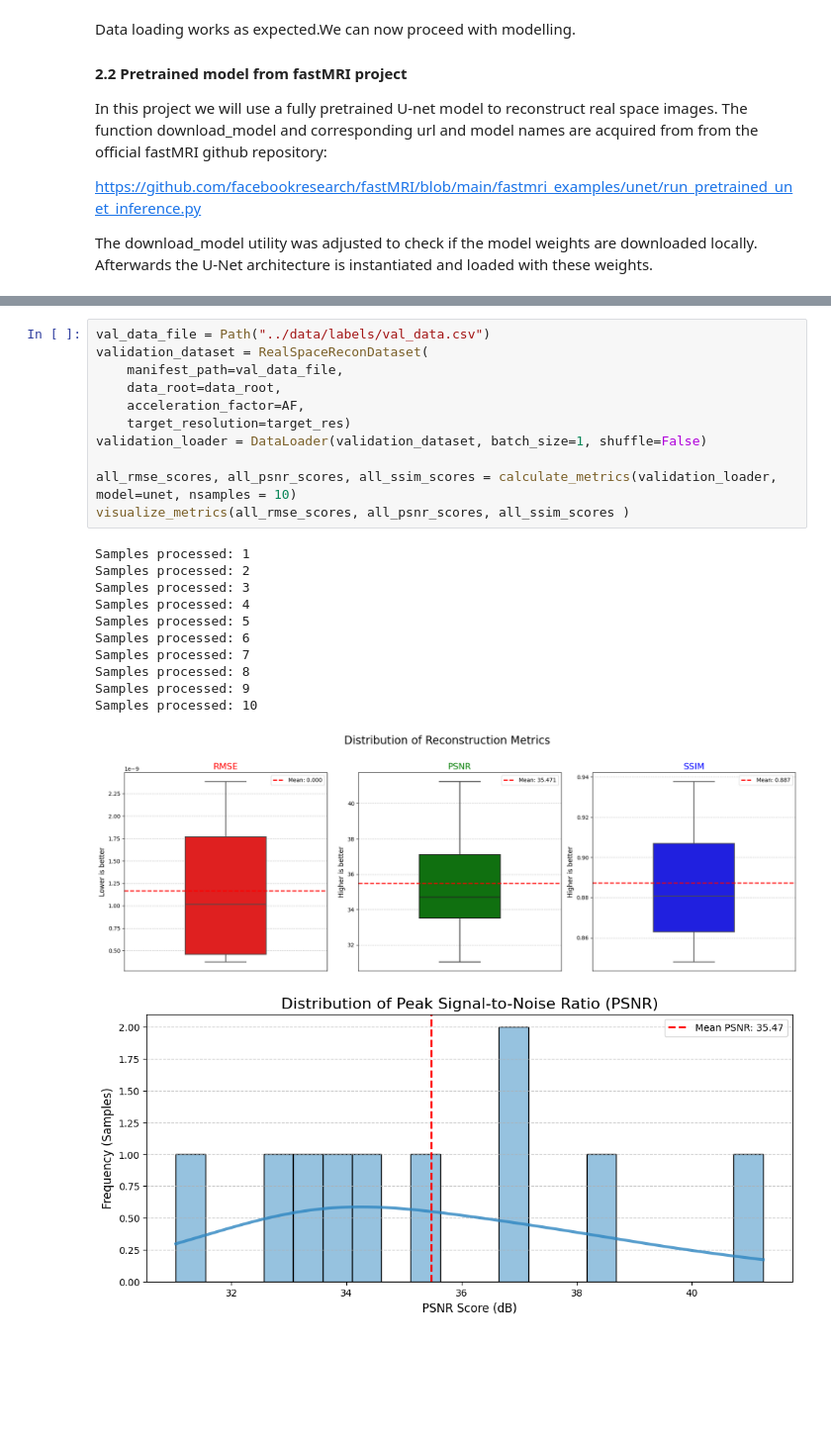
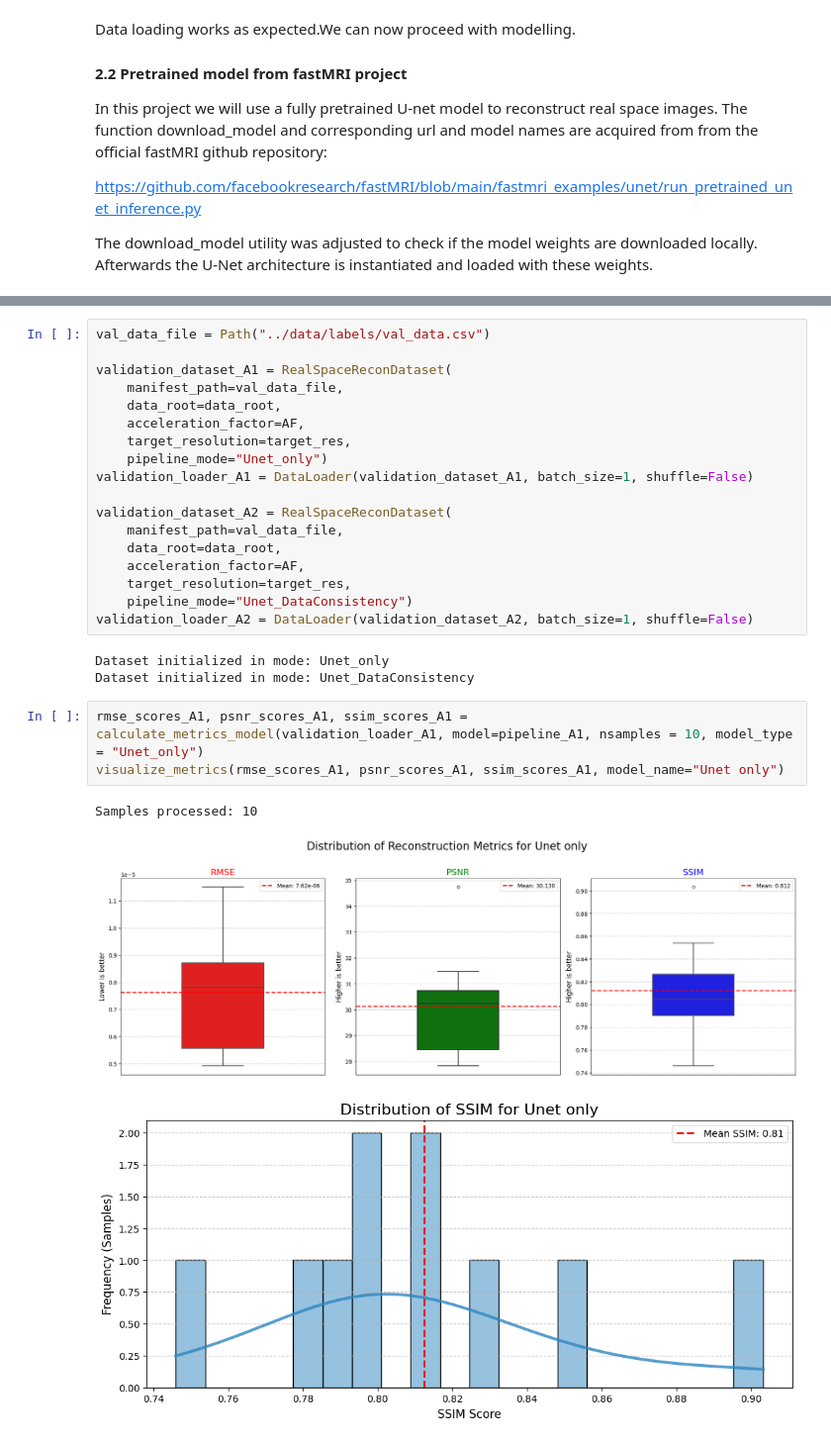
Before and after one commit to AnnaLyamkina/fastMRI-knee-workflow, a Jupyter notebook: notebooks/02_Real_Space_Reconstruction.ipynb, the cells around one changed output, grey strips where cells are left out. Shown at 99% size. Cells and saved outputs as stored; diff of their text form; blank space fills up the shorter version.

```diff
--- a/notebooks/02_Real_Space_Reconstruction.ipynb
+++ b/notebooks/02_Real_Space_Reconstruction.ipynb
@@ -227,24 +223,28 @@
 # %%
 val_data_file = Path("../data/labels/val_data.csv")
-validation_dataset = RealSpaceReconDataset(
+
+validation_dataset_A1 = RealSpaceReconDataset(
     manifest_path=val_data_file,
     data_root=data_root,
     acceleration_factor=AF,
-    target_resolution=target_res)
-validation_loader = DataLoader(validation_dataset, batch_size=1, shuffle=False)
+    target_resolution=target_res,
+    pipeline_mode="Unet_only")
+validation_loader_A1 = DataLoader(validation_dataset_A1, batch_size=1, shuffle=False)
 
-all_rmse_scores, all_psnr_scores, all_ssim_scores = calculate_metrics(validation_loader, model=unet, nsamples = 10)
-visualize_metrics(all_rmse_scores, all_psnr_scores, all_ssim_scores )
+validation_dataset_A2 = RealSpaceReconDataset(
+    manifest_path=val_data_file,
+    data_root=data_root,
+    acceleration_factor=AF,
+    target_resolution=target_res,
+    pipeline_mode="Unet_DataConsistency")
+validation_loader_A2 = DataLoader(validation_dataset_A2, batch_size=1, shuffle=False)
 # %% [output]
-Samples processed: 1
-Samples processed: 2
-Samples processed: 3
-Samples processed: 4
-Samples processed: 5
-Samples processed: 6
-Samples processed: 7
-Samples processed: 8
-Samples processed: 9
-Samples processed: 10
+Dataset initialized in mode: Unet_only
+Dataset initialized in mode: Unet_DataConsistency
-[figure, removed]
-[figure, removed]
+# %%
+rmse_scores_A1, psnr_scores_A1, ssim_scores_A1 = calculate_metrics_model(validation_loader_A1, model=pipeline_A1, nsamples = 10, model_type = "Unet_only")
+visualize_metrics(rmse_scores_A1, psnr_scores_A1, ssim_scores_A1, model_name="Unet only")
+# %% [output]
+Samples processed: 10
+[figure, added]
+[figure, added]
```
Also changed, not shown: parts of 13 cells of this notebook, 4 other files.
